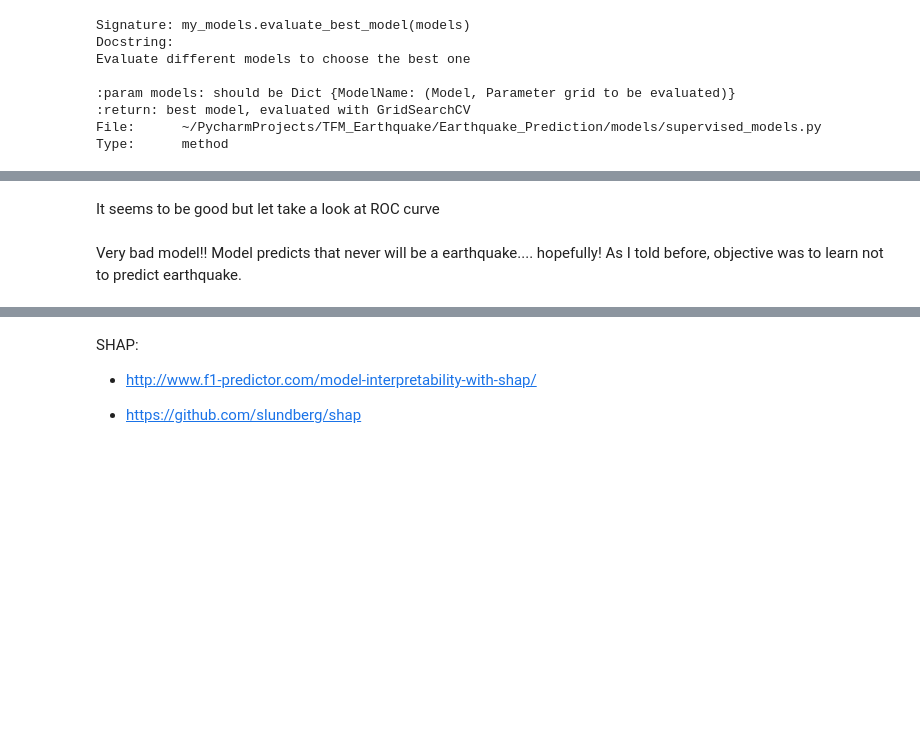
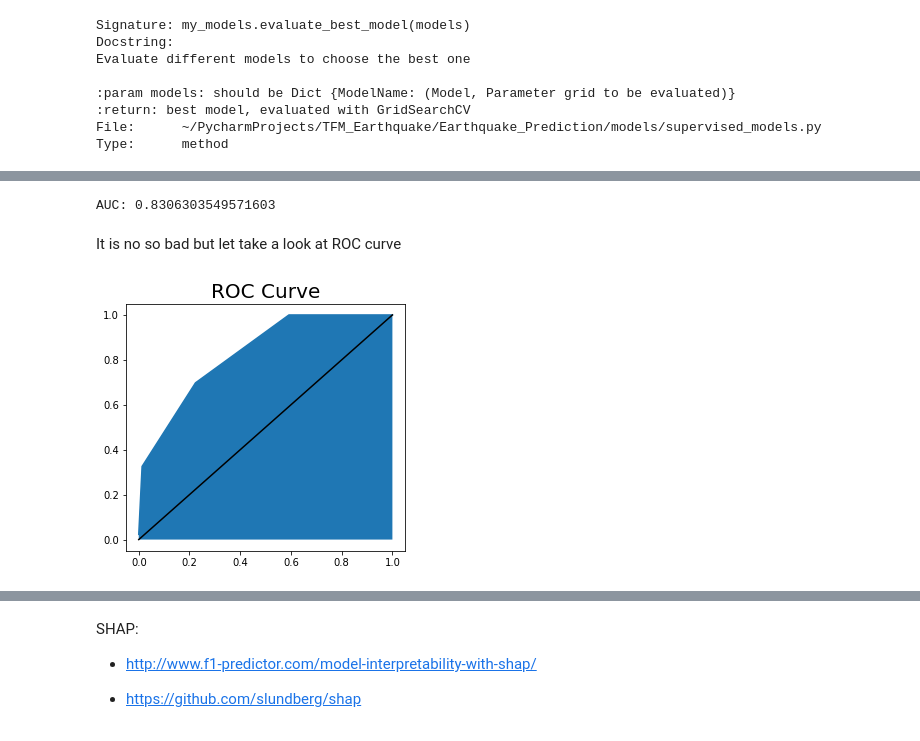
Before and after one commit to HitosVilla/TFM_Earthquake_Prediction, a Jupyter notebook: TFM_2_Memo.ipynb, the cells around one changed output, grey strips where cells are left out. Cells and saved outputs as stored; diff of their text form; code cells hidden in the pictures; blank space fills up the shorter version.

```diff
--- a/TFM_2_Memo.ipynb
+++ b/TFM_2_Memo.ipynb
@@ -544,2 +560,13 @@ y_hat
+# %%
+# calculate AUC
+
+probs = best_model.predict_proba(my_models.X_test)
+# keep probabilities for the positive outcome only
+probs = probs[:, 1]
+
+auc = roc_auc_score(my_models.y_test, probs)
+print ('AUC: {}'.format(auc))
+# %% [output]
+AUC: 0.8306303549571603
 # %% [markdown]
-It seems to be good but let take a look at ROC curve
+It is no so bad but let take a look at ROC curve
@@ -558,4 +573,14 @@ plt.show()
-# %% [markdown]
-Very bad model!!
-Model predicts that never will be a earthquake.... hopefully!
-As I told before, objective was to learn not to predict earthquake.
+# %%
+y_hat = best_model.predict(my_models.X_test)
+
+fpr, tpr, _ = roc_curve(my_models.y_test, probs)
+
+plt.figure(figsize=(5, 10))
+plt.subplot(211)
+plt.title('ROC Curve', fontsize=20)
+plt.plot(fpr,tpr)
+plt.plot(np.arange(0,1.1,0.1),np.arange(0,1.1,0.1), color='black')
+plt.fill_between(fpr,tpr)
+plt.show();
+# %% [output]
+[figure, added]
```
Also changed, not shown: parts of 31 cells of this notebook, 17 other files.
